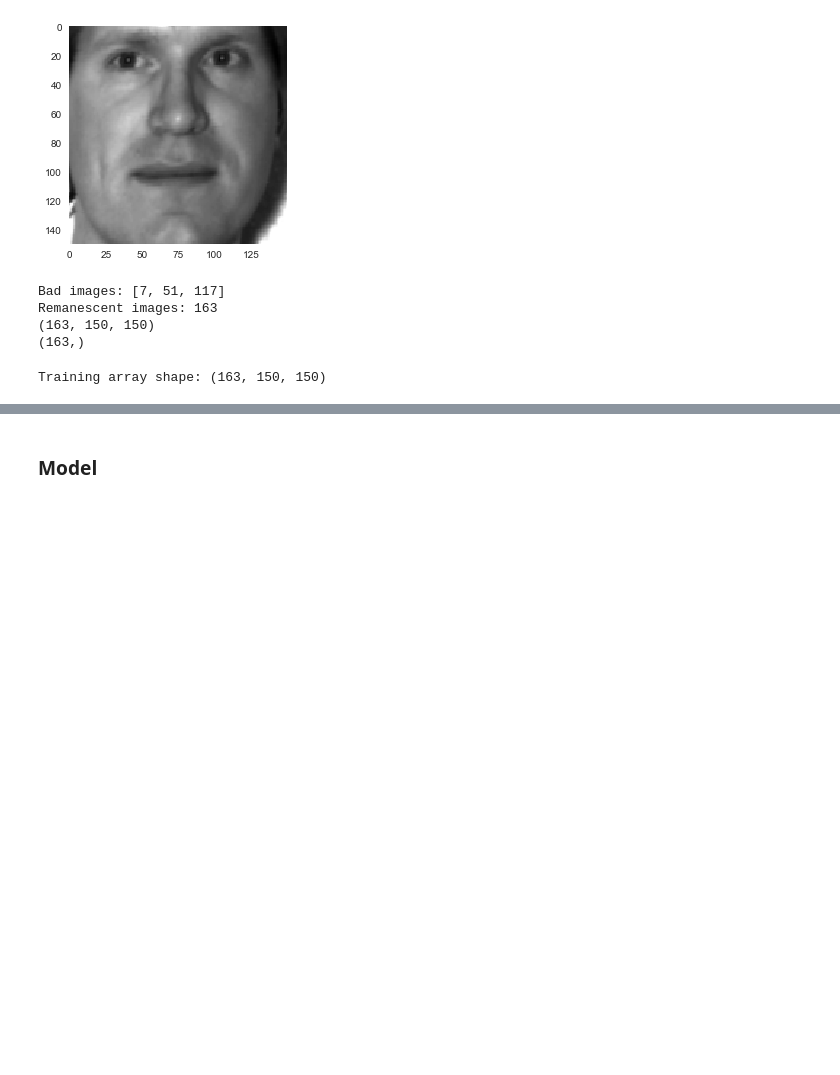
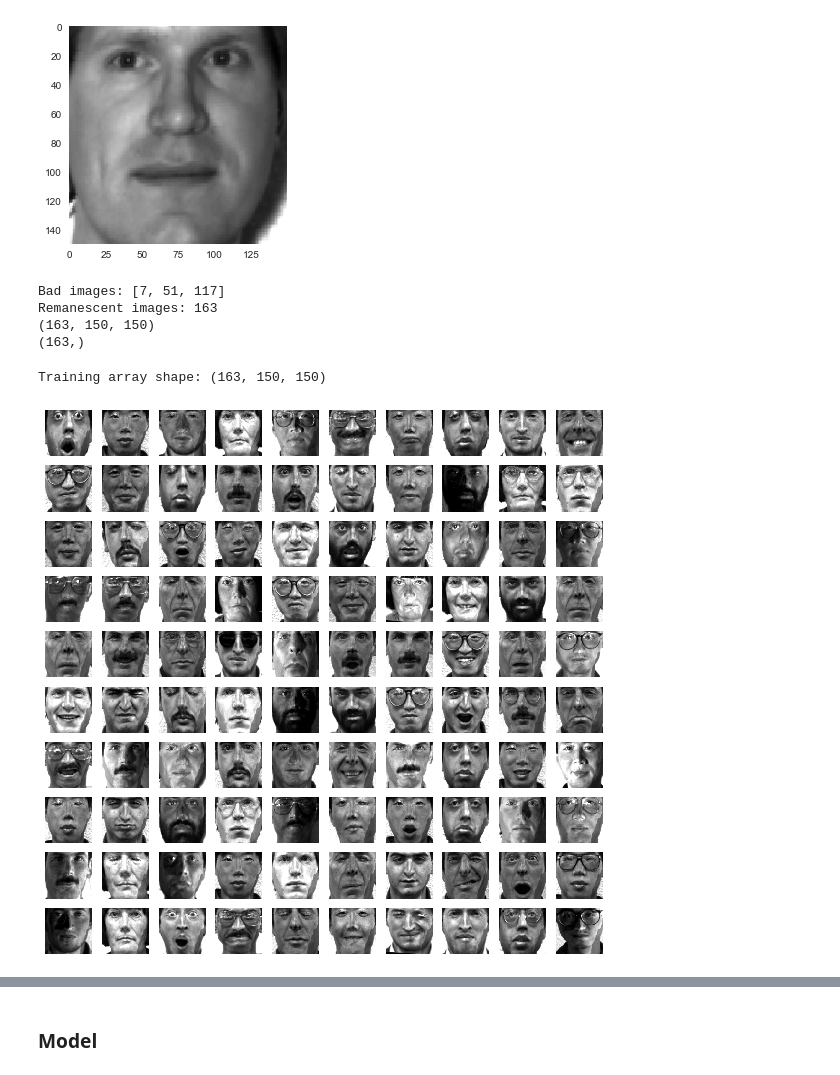
Before and after one commit to paulaceccon/ml-playground, a Jupyter notebook: FaceRecognizer.ipynb, the cells around one changed output, grey strips where cells are left out. Drawn from its saved outputs; the diff is of its cells as text; code cells hidden in the pictures; blank space fills up the shorter version.

```diff
--- a/FaceRecognizer.ipynb
+++ b/FaceRecognizer.ipynb
@@ -121,3 +125,13 @@ X_test = scaler.transform(X_test.astype('float32').reshape(X_test.shape[0], size
+# %%
+images_and_labels = list(zip(X_train, y_train))
+
+f, axes = plt.subplots(10, 10, figsize=(10, 10))
+for index, (image, label) in enumerate(images_and_labels[:100]):
+    axes[int(index/10)][int(index%10)].imshow(image.reshape(size, size), cmap='gray', interpolation='nearest')
+    axes[int(index/10)][int(index%10)].set_xticks(np.array([]))
+    axes[int(index/10)][int(index%10)].set_yticks(np.array([]))
+# %% [output]
+[figure, added]
 # %%
 y_train = to_categorical(y_train)
 y_test = to_categorical(y_test)
```
Also changed, not shown: parts of 12 cells of this notebook.
